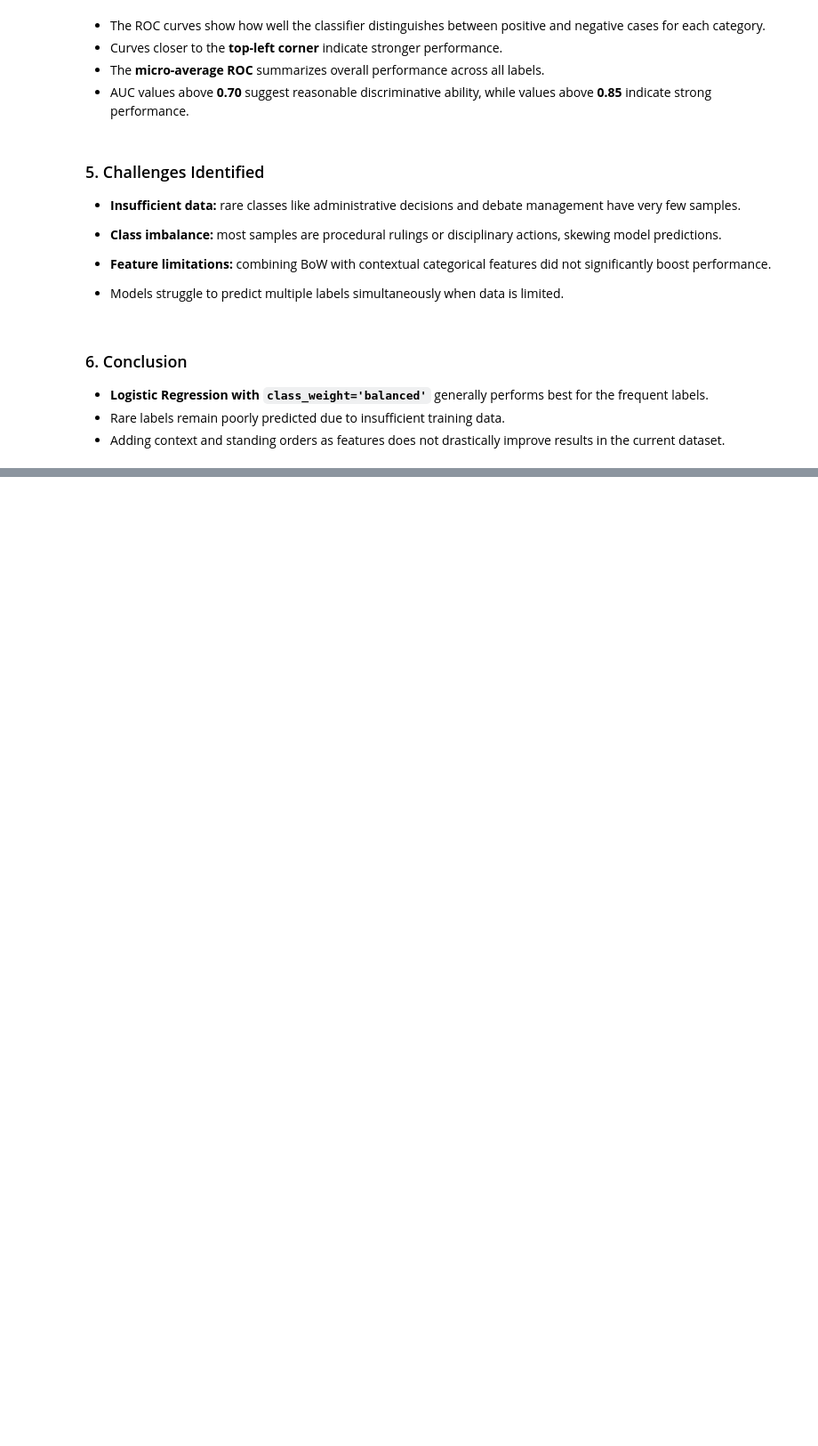
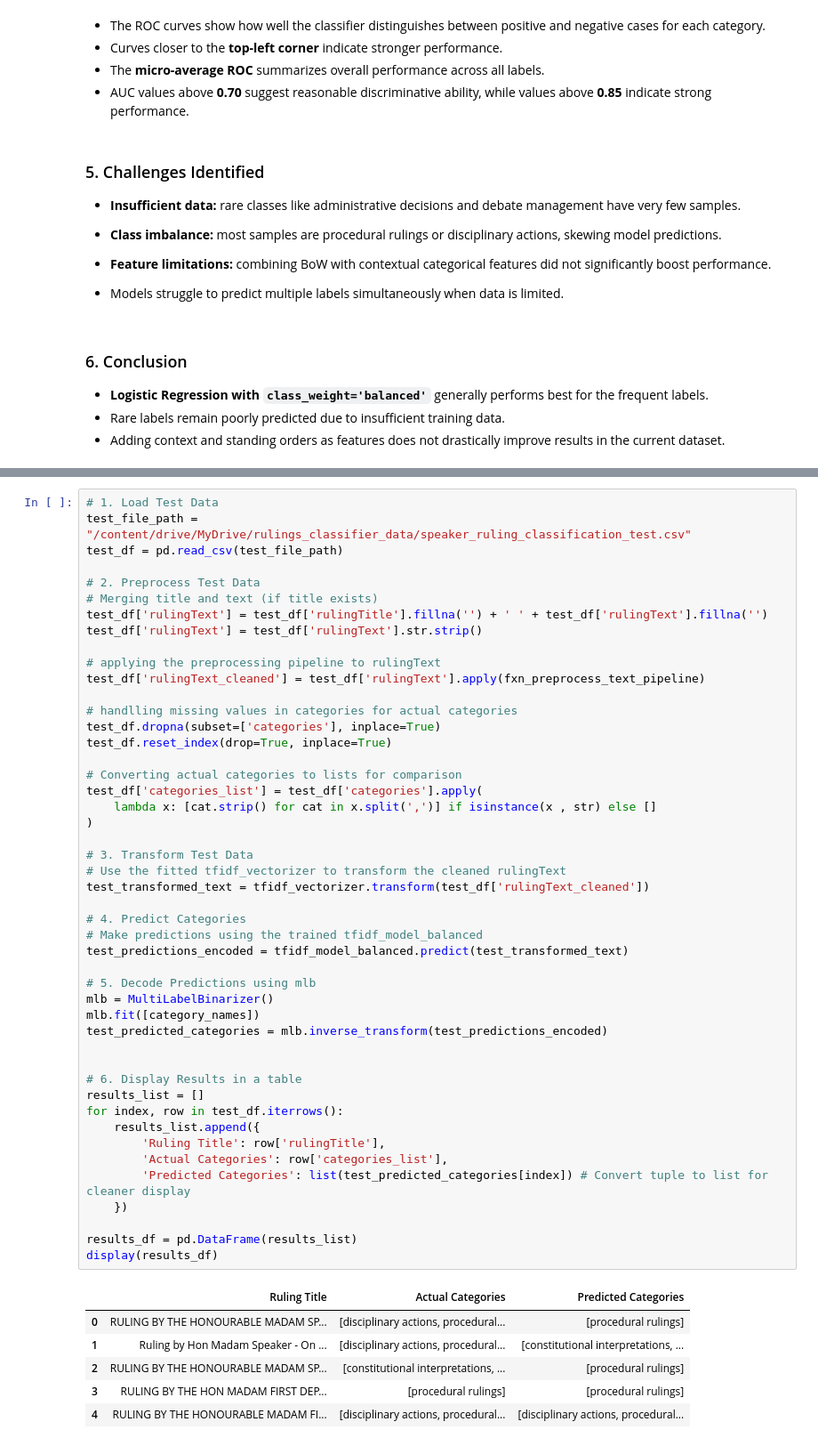
Before and after one commit to MungeliDeli/speaker-ruling-classification, a Jupyter notebook: Project_Classifier(Speakers_Rullings).ipynb, the cells around one changed output, grey strips where cells are left out. Shown: that part at 89% size. Drawn from its saved outputs; the diff is of its cells as text; blank space fills up the shorter version.

```diff
--- a/Project_Classifier(Speakers_Rullings).ipynb
+++ b/Project_Classifier(Speakers_Rullings).ipynb
@@ -1253,0 +1273,54 @@ plt.show()
+# %%
+# 1. Load Test Data
+test_file_path = "/content/drive/MyDrive/rulings_classifier_data/speaker_ruling_classification_test.csv"
+test_df = pd.read_csv(test_file_path)
+
+# 2. Preprocess Test Data
+# Merging title and text (if title exists)
+test_df['rulingText'] = test_df['rulingTitle'].fillna('') + ' ' + test_df['rulingText'].fillna('')
+test_df['rulingText'] = test_df['rulingText'].str.strip()
+
+# applying the preprocessing pipeline to rulingText
+test_df['rulingText_cleaned'] = test_df['rulingText'].apply(fxn_preprocess_text_pipeline)
+
+# handlling missing values in categories for actual categories
+test_df.dropna(subset=['categories'], inplace=True)
+test_df.reset_index(drop=True, inplace=True)
+
+# Converting actual categories to lists for comparison
+test_df['categories_list'] = test_df['categories'].apply(
+    lambda x: [cat.strip() for cat in x.split(',')] if isinstance(x , str) else []
+)
+
+# 3. Transform Test Data
+# Use the fitted tfidf_vectorizer to transform the cleaned rulingText
+test_transformed_text = tfidf_vectorizer.transform(test_df['rulingText_cleaned'])
+
+# 4. Predict Categories
+# Make predictions using the trained tfidf_model_balanced
+test_predictions_encoded = tfidf_model_balanced.predict(test_transformed_text)
+
+# 5. Decode Predictions using mlb
+mlb = MultiLabelBinarizer()
+mlb.fit([category_names])
+test_predicted_categories = mlb.inverse_transform(test_predictions_encoded)
+
+
+# 6. Display Results in a table
+results_list = []
+for index, row in test_df.iterrows():
+    results_list.append({
+        'Ruling Title': row['rulingTitle'],
+        'Actual Categories': row['categories_list'],
+        'Predicted Categories': list(test_predicted_categories[index]) # Convert tuple to list for cleaner display
+    })
+
+results_df = pd.DataFrame(results_list)
+display(results_df)
+# %% [output]
+|  | Ruling Title | Actual Categories | Predicted Categories |
+| 0 | RULING BY THE HONOURABLE MADAM SP... | [disciplinary actions, procedural... | [procedural rulings] |
+| 1 | Ruling by Hon Madam Speaker - On ... | [disciplinary actions, procedural... | [constitutional interpretations, ... |
+| 2 | RULING BY THE HONOURABLE MADAM SP... | [constitutional interpretations, ... | [procedural rulings] |
+| 3 | RULING BY THE HON MADAM FIRST DEP... | [procedural rulings] | [procedural rulings] |
+| 4 | RULING BY THE HONOURABLE MADAM FI... | [disciplinary actions, procedural... | [disciplinary actions, procedural... |
```
Also changed, not shown: parts of 34 cells of this notebook.
